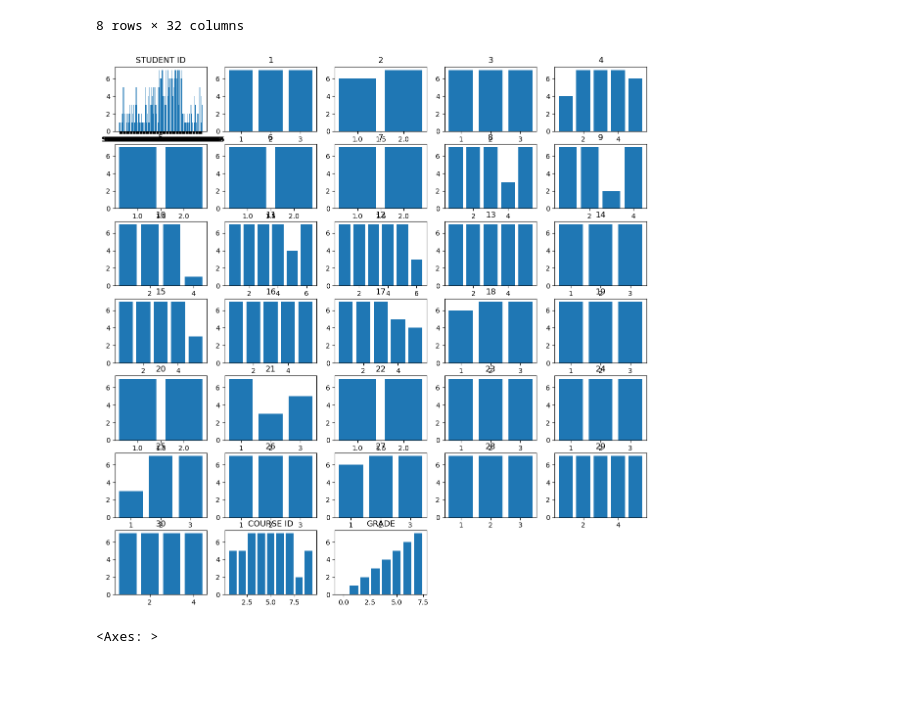
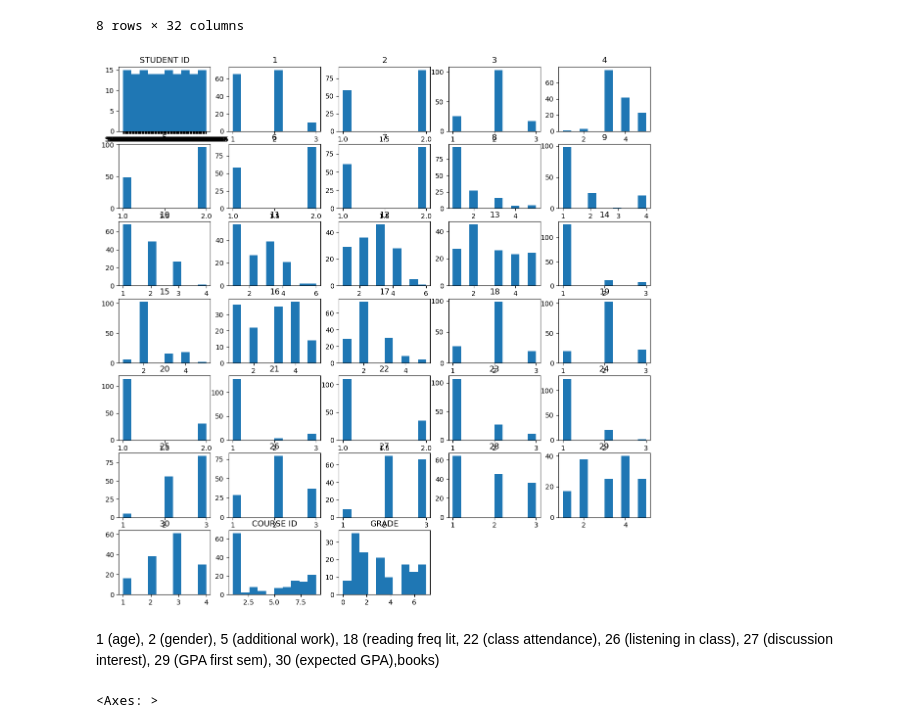
Before and after one commit to evanrootness/StudentPerformanceUCI, a Jupyter notebook: notebooks_exploration/exploration_1.ipynb, the cells around one changed output. Drawn from its saved outputs; the diff is of its cells as text; code cells hidden in the pictures; blank space fills up the shorter version.

```diff
--- a/notebooks_exploration/exploration_1.ipynb
+++ b/notebooks_exploration/exploration_1.ipynb
@@ -64,24 +64,26 @@ raw_data.describe()
 # %%
 # distributions for all numeric variables
 length_df_num = len(raw_data.iloc[0, :])
 width = 5
 height = math.ceil(length_df_num / width)
 row = 1
 row_index = 0
 column_index = 0
 plt.figure(figsize = (14, 14))
 for i in raw_data.columns:
     ax = plt.subplot2grid((height, width), (row_index, column_index))
-    ax.bar(raw_data[i], height=raw_data['GRADE'])
-    # ax.hist(raw_data[i])
+    # ax.bar(raw_data[i], height=raw_data['GRADE'])
+    ax.hist(raw_data[i])
     ax.set_title(i)
     if ((column_index + 1) % width == 0): #0, 1, 2, 3      4, 5, 6, 7
         row_index += 1
         column_index = 0
     else:
         column_index += 1
 # %% [output]
-[figure, old version]
+[figure, new version]
+# %% [markdown]
+1 (age), 2 (gender), 5 (additional work), 18 (reading freq lit, 22 (class attendance), 26 (listening in class), 27 (discussion interest), 29 (GPA first sem), 30 (expected GPA),books)
 # %%
 sns.heatmap(raw_data.iloc[:, 1:].corr())
 # %% [output]
```
